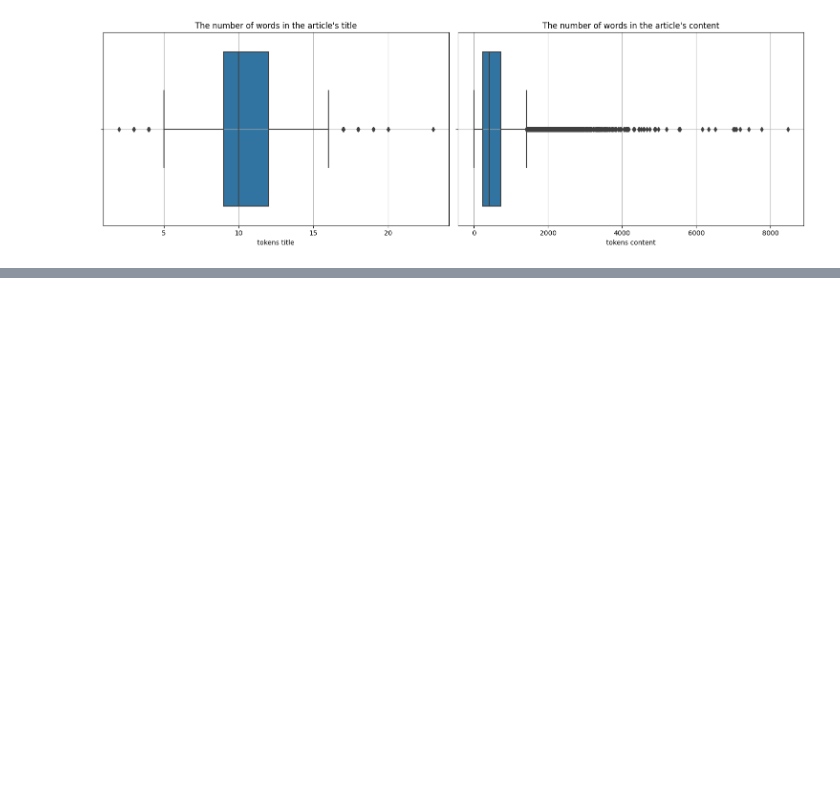
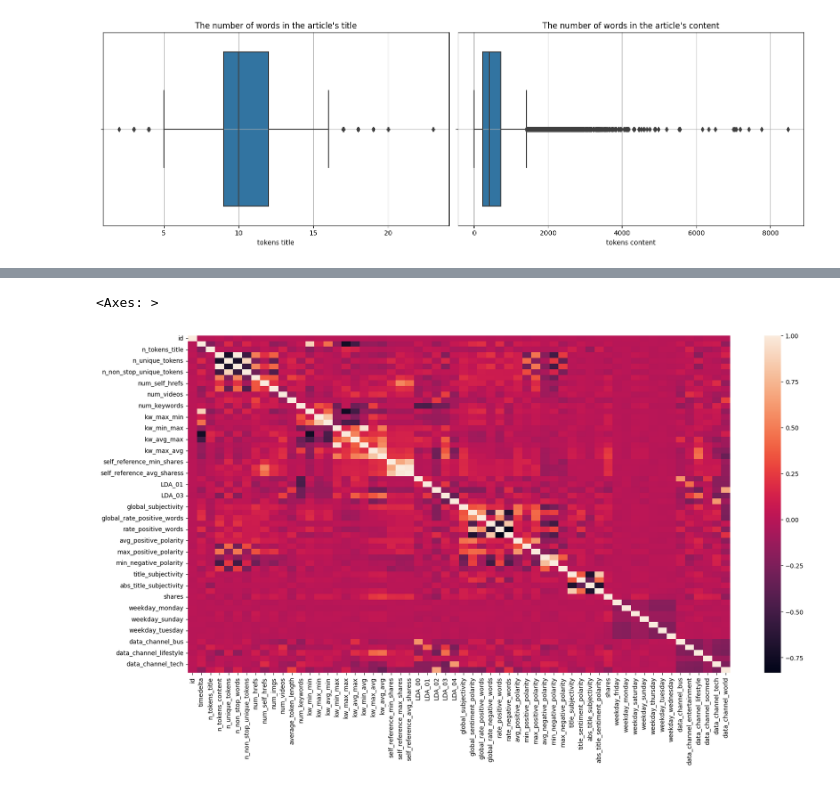
Before and after one commit to lolloberga/predict-shares-online-news, a Jupyter notebook: dataset_exploration.ipynb, the cells around one changed output, grey strips where cells are left out. Saved outputs shown, nothing was run; the diff lists cells and outputs as text; code cells hidden in the pictures; blank space fills up the shorter version.

```diff
--- a/dataset_exploration.ipynb
+++ b/dataset_exploration.ipynb
@@ -324,0 +393,5 @@ plt.show()
+# %%
+corr_mat_non_linear = working_df_dev.corr(method='spearman')
+tmp = corr_mat_non_linear['shares'].drop('shares')
+print(max(tmp))
+print(min(tmp))
@@ -324,0 +409,6 @@ plt.show()
+# %%
+fig, ax = plt.subplots(1,1, figsize = (20,10))
+sns.heatmap(corr_mat_non_linear)
+# %% [output]
+<Axes: >
+[figure, added]
```
Also changed, not shown: parts of 37 cells of this notebook.
